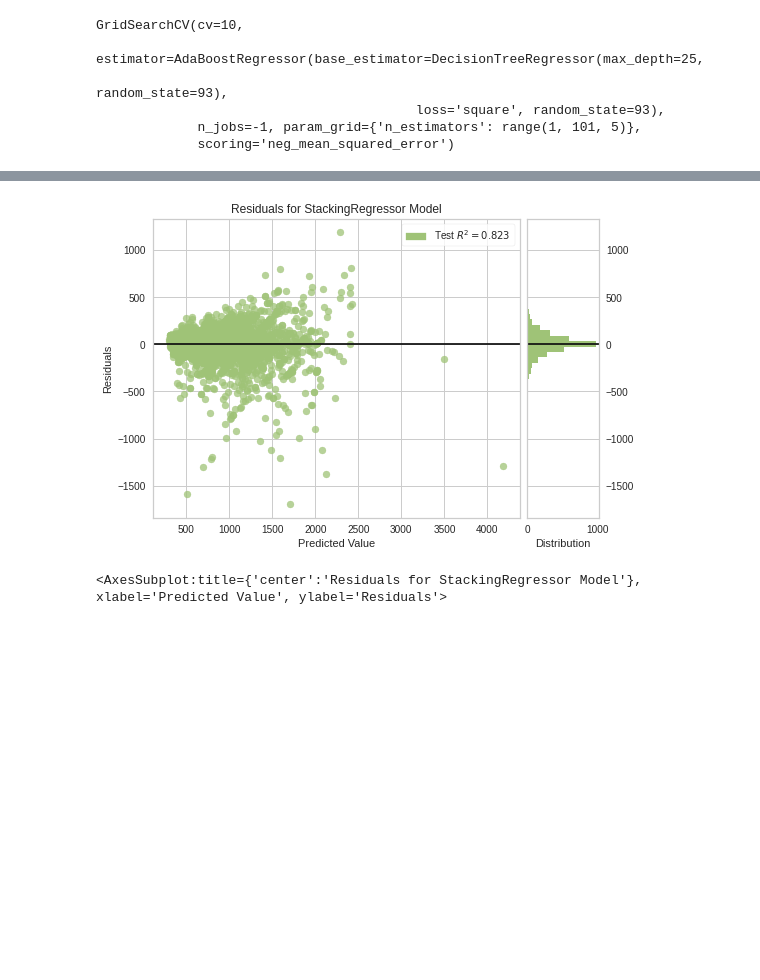
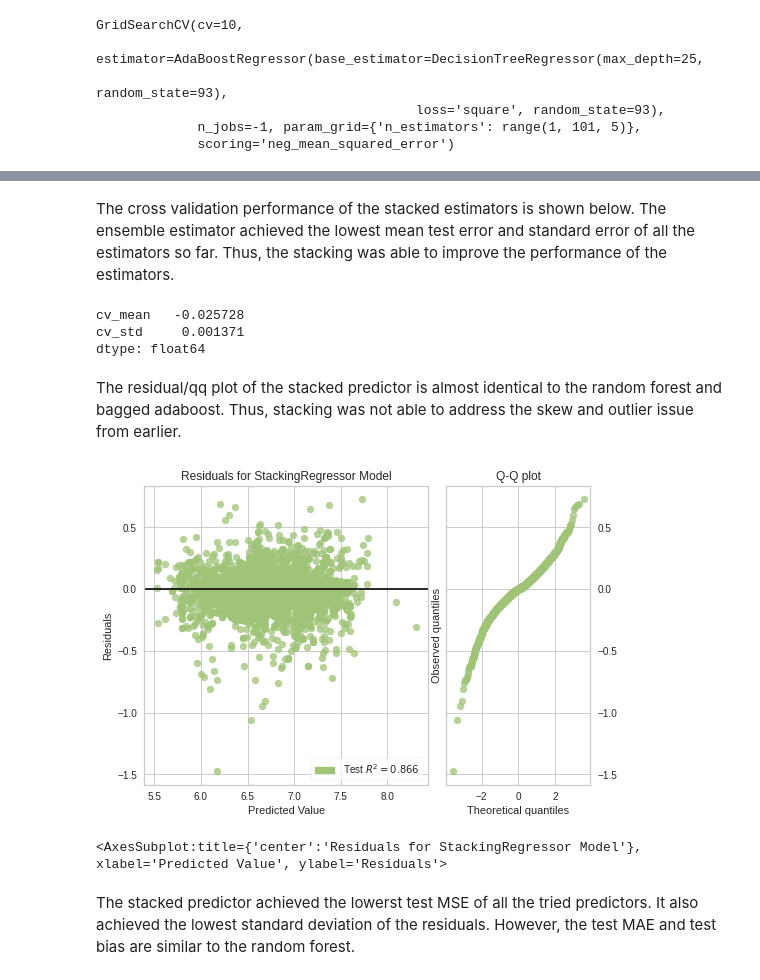
Before and after one commit to shilongdai/Analysis, a Jupyter notebook: Apartments/Apartment Sqft.ipynb, the cells around one changed output, grey strips where cells are left out. Saved outputs shown, nothing was run; the diff lists cells and outputs as text; code cells hidden in the pictures; blank space fills up the shorter version.

Commit message:
rudimentary write-up for predicting sqft

```diff
--- a/Apartments/Apartment Sqft.ipynb
+++ b/Apartments/Apartment Sqft.ipynb
@@ -284,7 +388,7 @@ adaboost_param = {
 }
 adaboost_cv = GridSearchCV(adaboost, adaboost_param, n_jobs=-1,
                           cv=10, scoring="neg_mean_squared_error")
-adaboost_cv.fit(selected_tr_X, sqft_tr_Y)
+adaboost_cv.fit(selected_tr_X, log_tr_Y)
 # %% [output]
 GridSearchCV(cv=10,
              estimator=AdaBoostRegressor(base_estimator=DecisionTreeRegressor(max_depth=25,
@@ -323,13 +449,14 @@ rs_plot.show()
 # %%
 bag_ada_params = {
-    "n_estimators": range(1, 101, 10)
+    "n_estimators": range(1, 101, 10),
+    "max_features": range(1, 15, 2)
 }
 bag_ada_base = AdaBoostRegressor(DecisionTreeRegressor(max_depth=25, random_state=seed), random_state=seed,
-                             loss="square", n_estimators=36)
+                             loss="square", n_estimators=41)
 bag_ada = BaggingRegressor(bag_ada_base, random_state=seed)
 bag_ada_cv = GridSearchCV(estimator=bag_ada, param_grid=bag_ada_params, n_jobs=-1,
                           cv=10, scoring="neg_mean_squared_error")
-bag_ada_cv.fit(selected_tr_X, sqft_tr_Y)
+bag_ada_cv.fit(selected_tr_X, log_tr_Y)
 # %% [output]
 GridSearchCV(cv=10,
              estimator=BaggingRegressor(base_estimator=AdaBoostRegressor(base_estimator=DecisionTreeRegressor(max_depth=25,
@@ -364,4 +525,5 @@ dtype: float64
 # %%
-rs_plot = ResidualsPlot(best_ada_bag)
-rs_plot.score(selected_ts_X, sqft_ts_Y)
+stacking_ridge.fit(selected_tr_X, log_tr_Y)
+rs_plot = ResidualsPlot(stacking_ridge, hist=False, qqplot=True)
+rs_plot.score(selected_ts_X, log_ts_Y)
 rs_plot.show()
@@ -371,10 +529,0 @@ rs_plot.show()
-# %%
-estimators = {
-    "rf": best_rf,
-    "svr": best_svr,
-    "ada": best_ada,
-    "bag_ada": best_ada_bag
-}
-stacking_ridge = StackingRegressor(estimators=list(estimators.items()), cv=10,
-                                   n_jobs=-1, passthrough=False)
-stacking_ridge.fit(selected_tr_X, sqft_tr_Y)
@@ -421,7 +591,26 @@ dtype: float64
+# %% [markdown]
+The cross validation performance of the stacked estimators is shown below. The ensemble estimator achieved the lowest
+mean test error and standard error of all the estimators so far. Thus, the stacking was able to improve the
+performance of the estimators.
+# %%
+stacking_cv = cross_val_score(stacking_ridge, selected_tr_X, log_tr_Y,
+                              cv=10, scoring="neg_mean_squared_error")
+pd.Series([stacking_cv.mean(), stacking_cv.std()], ["cv_mean", "cv_std"])
+# %% [output]
+cv_mean   -0.025728
+cv_std     0.001371
+dtype: float64
+# %% [markdown]
+The residual/qq plot of the stacked predictor is almost identical to the random forest and bagged adaboost. Thus,
+stacking was not able to address the skew and outlier issue from earlier.
 # %%
-rs_plot = ResidualsPlot(stacking_ridge)
-rs_plot.score(selected_ts_X, sqft_ts_Y)
+stacking_ridge.fit(selected_tr_X, log_tr_Y)
+rs_plot = ResidualsPlot(stacking_ridge, hist=False, qqplot=True)
+rs_plot.score(selected_ts_X, log_ts_Y)
 rs_plot.show()
 # %% [output]
-[figure, old version]
+[figure, new version]
 <AxesSubplot:title={'center':'Residuals for StackingRegressor Model'}, xlabel='Predicted Value', ylabel='Residuals'>
+# %% [markdown]
+The stacked predictor achieved the lowerst test MSE of all the tried predictors. It also achieved the lowest standard
+deviation of the residuals. However, the test MAE and test bias are similar to the random forest.
```
Also changed, not shown: parts of 82 cells of this notebook, 1 other file.
